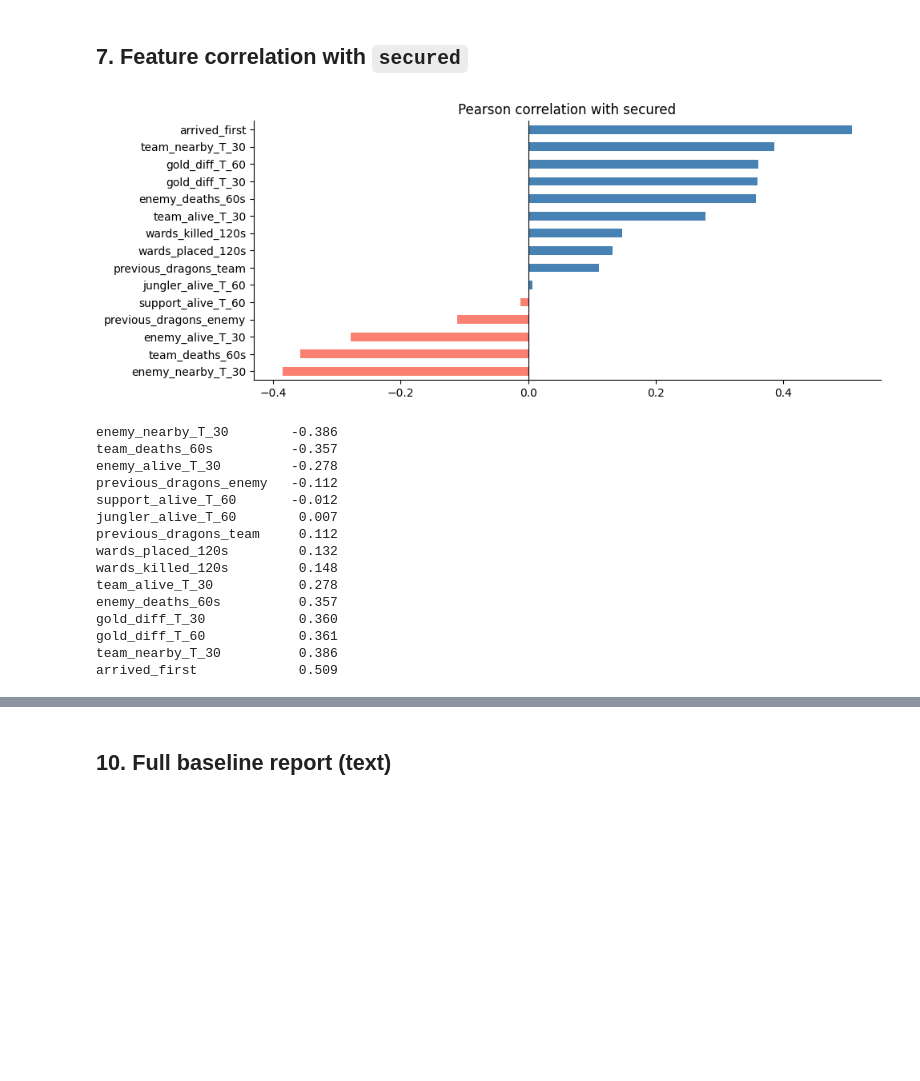
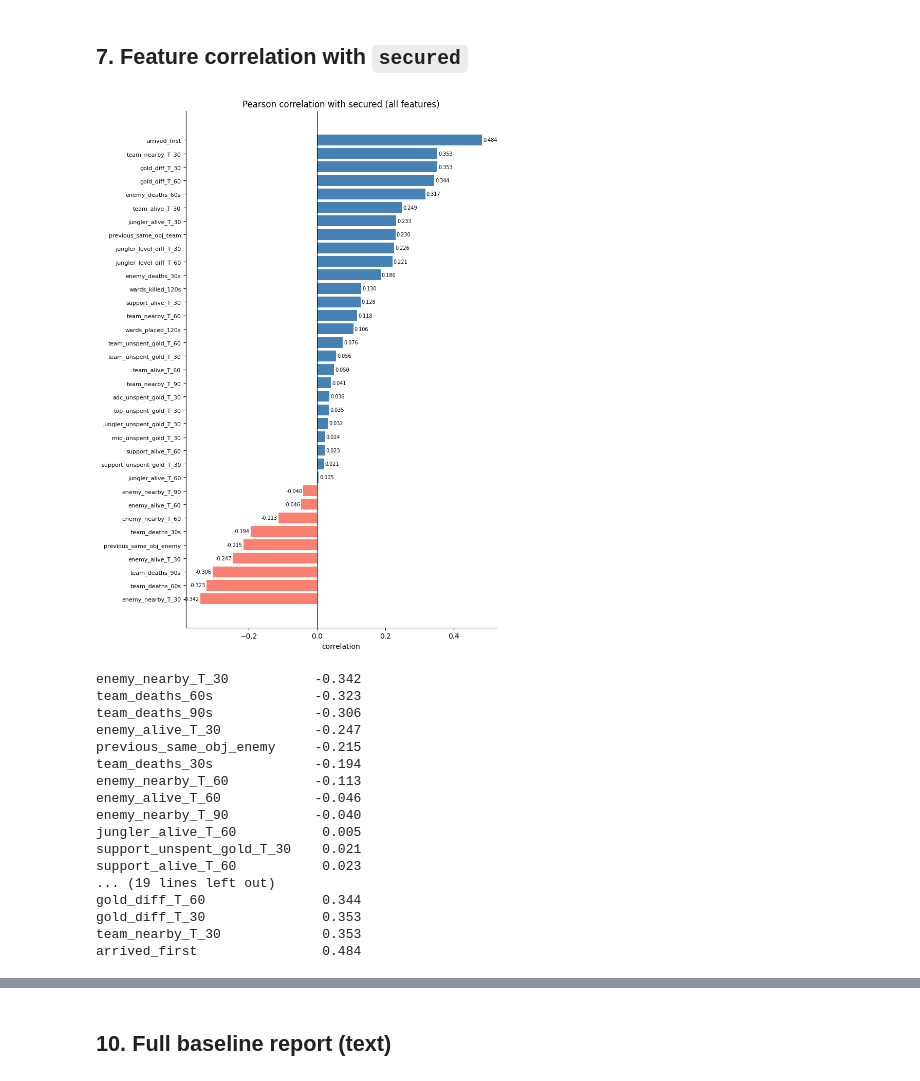
Before and after one commit to R-Rajaie/dig-baron, a Jupyter notebook: notebooks/02_objective_windows.ipynb, the cells around one changed output, grey strips where cells are left out. Drawn from its saved outputs; the diff is of its cells as text; code cells hidden in the pictures; blank space fills up the shorter version.

```diff
--- a/notebooks/02_objective_windows.ipynb
+++ b/notebooks/02_objective_windows.ipynb
@@ -92,7 +200,7 @@ plt.show()
 secure_by_profile = (
     df.groupby('setup_profile')['secured']
     .agg(['mean', 'count'])
-    .reindex(profile_order)
+    .reindex(PROFILE_ORDER)
     .dropna()
     .rename(columns={'mean': 'secure_rate', 'count': 'n'})
 )
@@ -114,8 +343,8 @@ plt.show()
 # %%
 binary_features = [
     'arrived_first',
-    'jungler_alive_T_60',
-    'support_alive_T_60',
+    'jungler_alive_T_30',
+    'support_alive_T_30',
 ]
 
 fig, axes = plt.subplots(1, len(binary_features), figsize=(12, 4), sharey=True)
@@ -177,39 +438,64 @@ plt.show()
 ## 7. Feature correlation with `secured`
 # %%
 numeric_features = [
-    'arrived_first', 'jungler_alive_T_60', 'support_alive_T_60',
-    'team_alive_T_30', 'enemy_alive_T_30',
-    'team_nearby_T_30', 'enemy_nearby_T_30',
-    'team_deaths_60s', 'enemy_deaths_60s',
+    # Arrival / presence
+    'arrived_first',
+    'team_nearby_T_90', 'team_nearby_T_60', 'team_nearby_T_30',
+    'enemy_nearby_T_90', 'enemy_nearby_T_60', 'enemy_nearby_T_30',
+    # Alive counts
+    'team_alive_T_30', 'team_alive_T_60',
+    'enemy_alive_T_30', 'enemy_alive_T_60',
+    'jungler_alive_T_30', 'jungler_alive_T_60',
+    'support_alive_T_30', 'support_alive_T_60',
+    # Deaths
+    'team_deaths_30s', 'team_deaths_60s', 'team_deaths_90s',
+    'enemy_deaths_30s', 'enemy_deaths_60s',
+    # Gold / combat power
     'gold_diff_T_30', 'gold_diff_T_60',
+    'jungler_level_diff_T_30', 'jungler_level_diff_T_60',
+    # Vision
     'wards_placed_120s', 'wards_killed_120s',
-    'previous_dragons_team', 'previous_dragons_enemy',
+    # Prior context
+    'previous_same_obj_team', 'previous_same_obj_enemy',
+    # Unspent gold
+    'team_unspent_gold_T_30', 'team_unspent_gold_T_60',
+    'jungler_unspent_gold_T_30', 'support_unspent_gold_T_30',
+    'adc_unspent_gold_T_30', 'mid_unspent_gold_T_30', 'top_unspent_gold_T_30',
 ]
 
 corr = df[numeric_features + ['secured']].corr()['secured'].drop('secured').sort_values()
 
 colors = ['salmon' if v < 0 else 'steelblue' for v in corr]
-ax = corr.plot(kind='barh', color=colors)
-ax.set_title('Pearson correlation with secured')
+fig, ax = plt.subplots(figsize=(8, 11))
+ax.barh(range(len(corr)), corr.values, color=colors)
+ax.set_yticks(range(len(corr)))
+ax.set_yticklabels(corr.index, fontsize=8)
+ax.set_title('Pearson correlation with secured (all features)')
 ax.axvline(0, color='black', linewidth=0.8)
+ax.set_xlabel('correlation')
+for i, val in enumerate(corr.values):
+    ax.annotate(f'{val:.3f}', (val + (0.003 if val >= 0 else -0.003), i),
+                va='center', ha='left' if val >= 0 else 'right', fontsize=7)
 plt.tight_layout()
 plt.show()
 
 print(corr.round(3).to_string())
 # %% [output]
-[figure, old version]
+[figure, new version]
-enemy_nearby_T_30        -0.386
-team_deaths_60s          -0.357
-enemy_alive_T_30         -0.278
-previous_dragons_enemy   -0.112
-support_alive_T_60       -0.012
-jungler_alive_T_60        0.007
-previous_dragons_team     0.112
-wards_placed_120s         0.132
-wards_killed_120s         0.148
-team_alive_T_30           0.278
-enemy_deaths_60s          0.357
-gold_diff_T_30            0.360
-gold_diff_T_60            0.361
-team_nearby_T_30          0.386
-arrived_first             0.509
+enemy_nearby_T_30           -0.342
+team_deaths_60s             -0.323
+team_deaths_90s             -0.306
+enemy_alive_T_30            -0.247
+previous_same_obj_enemy     -0.215
+team_deaths_30s             -0.194
+enemy_nearby_T_60           -0.113
+enemy_alive_T_60            -0.046
+enemy_nearby_T_90           -0.040
+jungler_alive_T_60           0.005
+support_unspent_gold_T_30    0.021
+support_alive_T_60           0.023
+... (19 lines left out)
+gold_diff_T_60               0.344
+gold_diff_T_30               0.353
+team_nearby_T_30             0.353
+arrived_first                0.484
```
Also changed, not shown: parts of 28 cells of this notebook, 5 other files.
